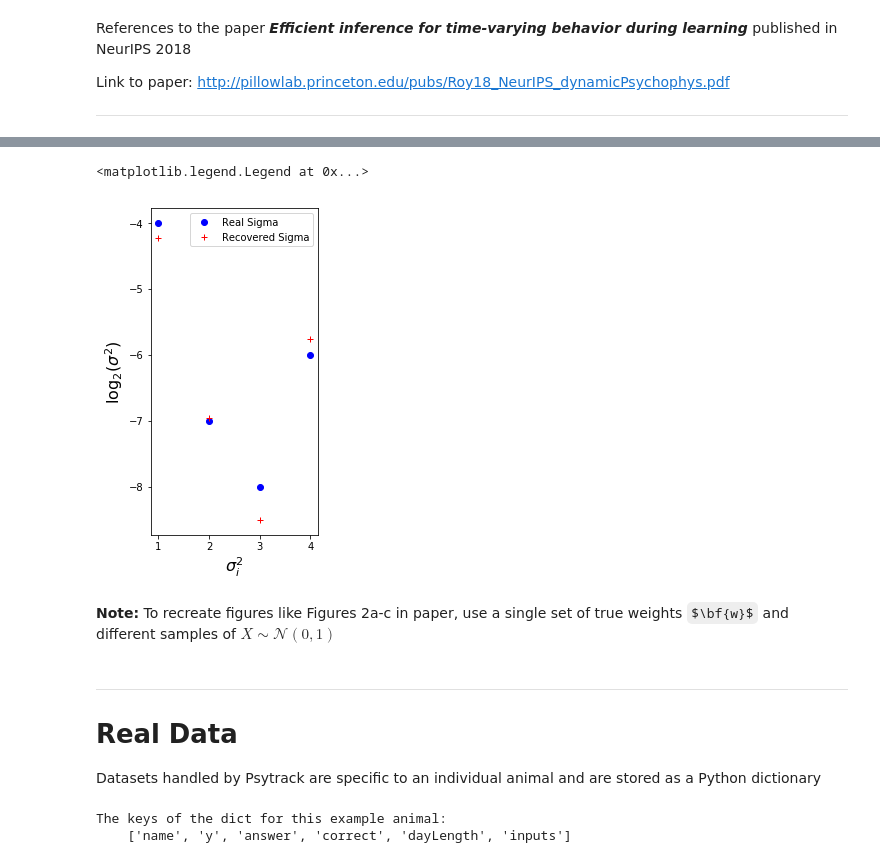
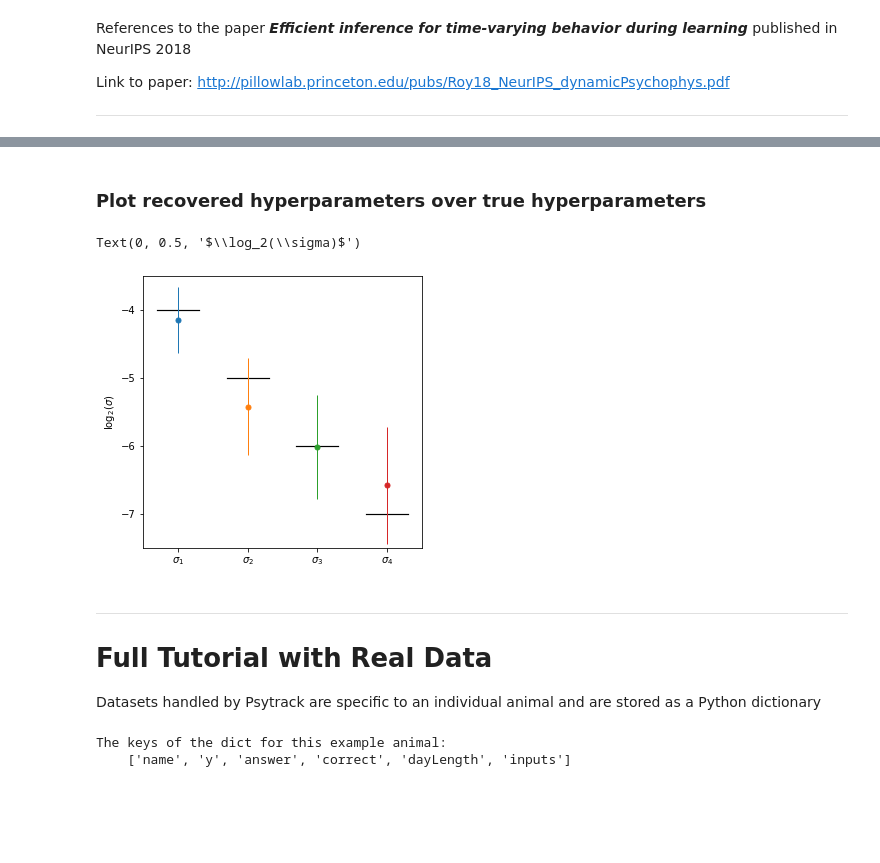
Before and after one commit to nicholas-roy/psytrack, a Jupyter notebook: psytrack/examples/ExampleNotebook.ipynb, the cells around one changed output, grey strips where cells are left out. Drawn from its saved outputs; the diff is of its cells as text; code cells hidden in the pictures; some formulas as TeX source; blank space fills up the shorter version.

```diff
--- a/psytrack/examples/ExampleNotebook.ipynb
+++ b/psytrack/examples/ExampleNotebook.ipynb
@@ -60,19 +67,25 @@ plt.xlabel("Trial #"); plt.ylabel("Weight");
-# %%
-# Display recovered sigmas overlaid on real sigmas
-plt.figure(figsize=(3,6))
-plt.plot(np.arange(K)+1, np.log2(simData['sigma']), 'bo', label="Real Sigma")
-plt.plot(np.arange(K)+1, np.log2(rec['hyp']['sigma']), 'r+', label="Recovered Sigma")
-plt.xlabel(r"$\sigma^2_i$", fontsize=16)
-plt.ylabel(r"$\log_2(\sigma^2)$", fontsize=16)
-plt.legend()
-# %% [output]
-<matplotlib.legend.Legend at 0x...>
-[figure, removed]
-# %% [markdown]
-**Note:** To recreate figures like Figures 2a-c in paper, use a single set of true weights $\bf{w}$ and different samples of $X \sim \mathcal{N}(0,1)$
+# %% [markdown]
+### Plot recovered hyperparameters over true hyperparameters
+# %%
+true_sigma = np.log2(rec['input']['sigma'])
+avg_sigma = np.log2(rec['hyp']['sigma'])
+err_sigma = rec['hess_info']['hyp_std']
+
+plt.figure(figsize=(5,5))
+for i in range(num_weights):
+    plt.plot([i-0.3, i+0.3], [true_sigma[i]]*2, color="black", linestyle="-", lw=1.2, zorder=0)
+    plt.errorbar([i], avg_sigma[i], yerr=2*err_sigma[i], lw=1, marker='o', markersize=5)
+
+plt.xticks([0,1,2,3]); plt.yticks(np.arange(-8,-2))
+plt.gca().set_xticklabels([r"$\sigma_1$", r"$\sigma_2$", r"$\sigma_3$", r"$\sigma_4$"])
+plt.xlim(-0.5,3.5); plt.ylim(-7.5,-3.5)
+plt.ylabel(r"$\log_2(\sigma)$");
+# %% [output]
+Text(0, 0.5, '$\\log_2(\\sigma)$')
+[figure, added]
 # %% [markdown]
 ---
-# Real Data
+# Full Tutorial with Real Data
 
 Datasets handled by Psytrack are specific to an individual animal and are stored as a Python dictionary
 # %%
```
Also changed, not shown: parts of 18 cells of this notebook, 8 other files.
